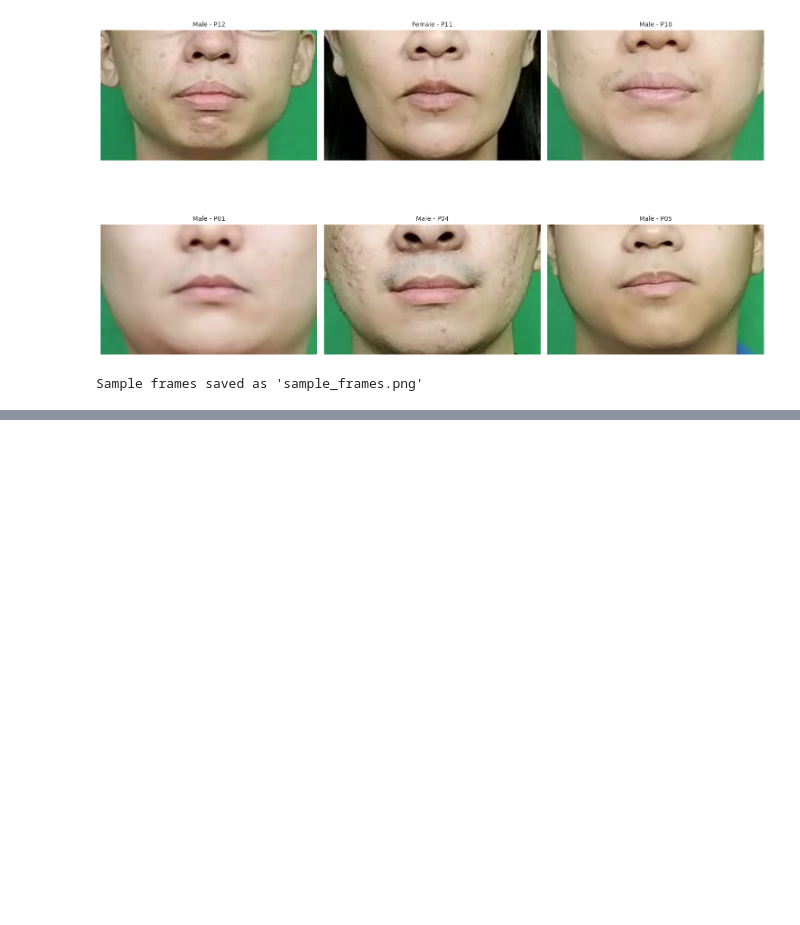
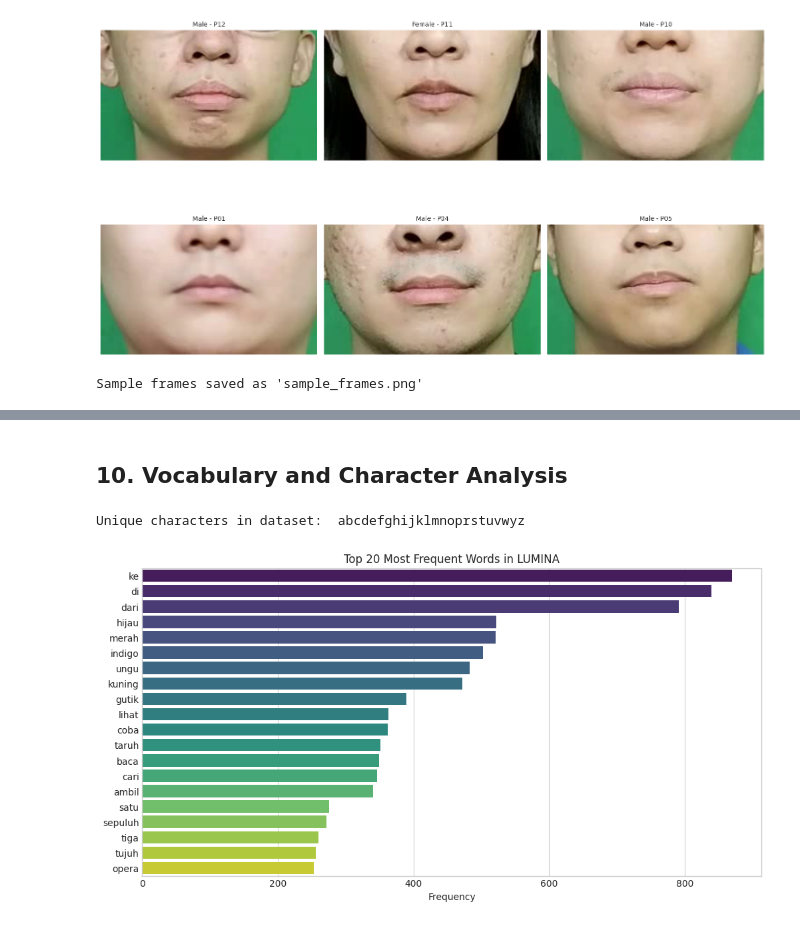
Before and after one commit to Yoelaugustan/MBG-Lipreading, a Jupyter notebook: EDA/lumina_eda.ipynb, the cells around one changed output, grey strips where cells are left out. Saved outputs shown, nothing was run; the diff lists cells and outputs as text; code cells hidden in the pictures; blank space fills up the shorter version.

```diff
--- a/EDA/lumina_eda.ipynb
+++ b/EDA/lumina_eda.ipynb
@@ -322,3 +375,27 @@ Sample frames saved as 'sample_frames.png'
+# %% [markdown]
+## 10. Vocabulary and Character Analysis
+# %%
+# 1. Most frequent words (Indonesian)
+all_words = " ".join(df_labels['clean_text']).split()
+word_freq = Counter(all_words).most_common(20)
+words, counts = zip(*word_freq)
+
+# 2. Unique character set (to verify Vocab)
+all_chars = "".join(df_labels['clean_text'])
+char_freq = Counter(all_chars)
+unique_chars = sorted(list(char_freq.keys()))
+
+print("Unique characters in dataset:", "".join(unique_chars))
+
+# Plot Top Words
+plt.figure(figsize=(12, 6))
+sns.barplot(x=list(counts), y=list(words), palette='viridis')
+plt.title('Top 20 Most Frequent Words in LUMINA')
+plt.xlabel('Frequency')
+plt.show()
+# %% [output]
+Unique characters in dataset:  abcdefghijklmnoprstuvwyz
+[figure, added]
 # %% [markdown]
 # Exploratory Data Analysis (EDA) Summary
 
```
Also changed, not shown: parts of 5 cells of this notebook, 2 other files.
